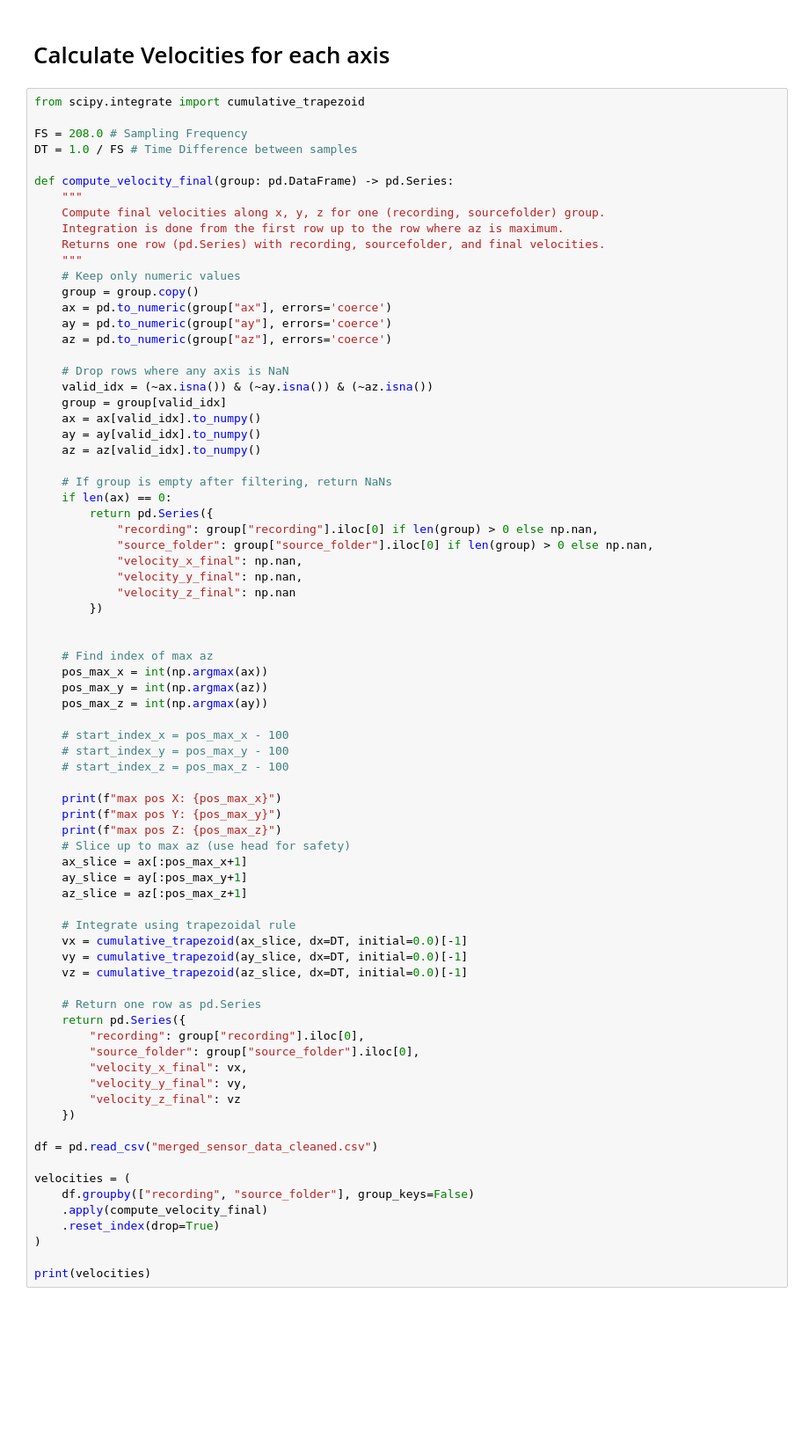
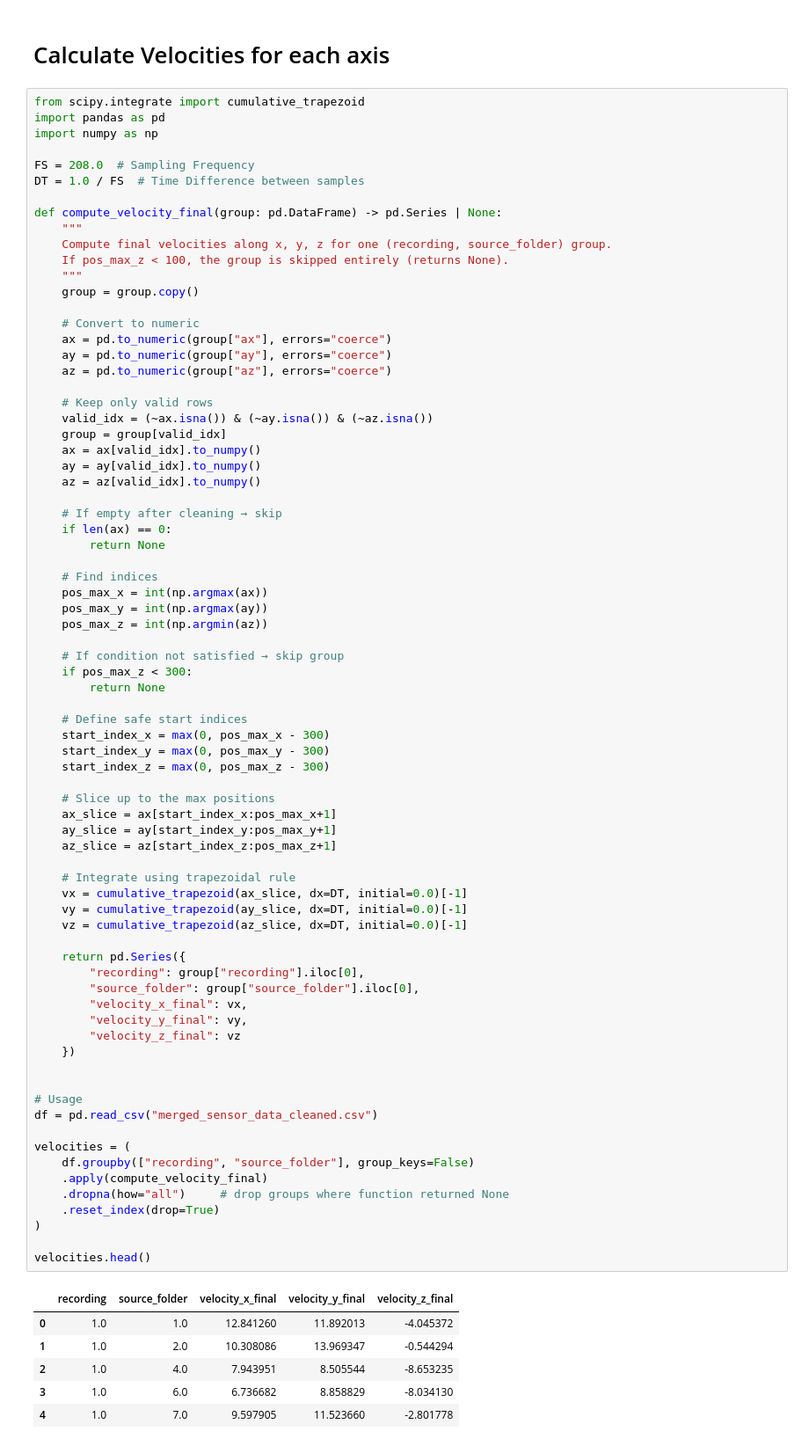
Before and after one commit to talalhabbal/ThesisML, a Jupyter notebook: main.ipynb, the cells around one changed output. Shown at 88% size. Cells and saved outputs as stored; diff of their text form; blank space fills up the shorter version.

```diff
--- a/main.ipynb
+++ b/main.ipynb
@@ -132,77 +160,83 @@ plt.show()
 # Calculate Velocities for each axis
 # %%
 from scipy.integrate import cumulative_trapezoid
+import pandas as pd
+import numpy as np
 
-FS = 208.0 # Sampling Frequency
-DT = 1.0 / FS # Time Difference between samples
+FS = 208.0  # Sampling Frequency
+DT = 1.0 / FS  # Time Difference between samples
 
-def compute_velocity_final(group: pd.DataFrame) -> pd.Series:
+def compute_velocity_final(group: pd.DataFrame) -> pd.Series | None:
     """
-    Compute final velocities along x, y, z for one (recording, sourcefolder) group.
-    Integration is done from the first row up to the row where az is maximum.
-    Returns one row (pd.Series) with recording, sourcefolder, and final velocities.
+    Compute final velocities along x, y, z for one (recording, source_folder) group.
+    If pos_max_z < 100, the group is skipped entirely (returns None).
     """
-    # Keep only numeric values
     group = group.copy()
-    ax = pd.to_numeric(group["ax"], errors='coerce')
-    ay = pd.to_numeric(group["ay"], errors='coerce')
-    az = pd.to_numeric(group["az"], errors='coerce')
 
-    # Drop rows where any axis is NaN
+    # Convert to numeric
+    ax = pd.to_numeric(group["ax"], errors="coerce")
+    ay = pd.to_numeric(group["ay"], errors="coerce")
+    az = pd.to_numeric(group["az"], errors="coerce")
+
+    # Keep only valid rows
     valid_idx = (~ax.isna()) & (~ay.isna()) & (~az.isna())
     group = group[valid_idx]
     ax = ax[valid_idx].to_numpy()
     ay = ay[valid_idx].to_numpy()
     az = az[valid_idx].to_numpy()
 
-    # If group is empty after filtering, return NaNs
+    # If empty after cleaning → skip
     if len(ax) == 0:
-        return pd.Series({
-            "recording": group["recording"].iloc[0] if len(group) > 0 else np.nan,
-            "source_folder": group["source_folder"].iloc[0] if len(group) > 0 else np.nan,
-            "velocity_x_final": np.nan,
-            "velocity_y_final": np.nan,
-            "velocity_z_final": np.nan
-        })
+        return None
 
+    # Find indices
+    pos_max_x = int(np.argmax(ax))
+    pos_max_y = int(np.argmax(ay))
+    pos_max_z = int(np.argmin(az))
 
-    # Find index of max az
-    pos_max_x = int(np.argmax(ax))
-    pos_max_y = int(np.argmax(az))
-    pos_max_z = int(np.argmax(ay))
+    # If condition not satisfied → skip group
+    if pos_max_z < 300:
+        return None
 
-    # start_index_x = pos_max_x - 100
-    # start_index_y = pos_max_y - 100
-    # start_index_z = pos_max_z - 100
+    # Define safe start indices
+    start_index_x = max(0, pos_max_x - 300)
+    start_index_y = max(0, pos_max_y - 300)
+    start_index_z = max(0, pos_max_z - 300)
 
-    print(f"max pos X: {pos_max_x}")
-    print(f"max pos Y: {pos_max_y}")
-    print(f"max pos Z: {pos_max_z}")
-    # Slice up to max az (use head for safety)
-    ax_slice = ax[:pos_max_x+1]
-    ay_slice = ay[:pos_max_y+1]
-    az_slice = az[:pos_max_z+1]
+    # Slice up to the max positions
+    ax_slice = ax[start_index_x:pos_max_x+1]
+    ay_slice = ay[start_index_y:pos_max_y+1]
+    az_slice = az[start_index_z:pos_max_z+1]
 
     # Integrate using trapezoidal rule
     vx = cumulative_trapezoid(ax_slice, dx=DT, initial=0.0)[-1]
     vy = cumulative_trapezoid(ay_slice, dx=DT, initial=0.0)[-1]
     vz = cumulative_trapezoid(az_slice, dx=DT, initial=0.0)[-1]
 
-    # Return one row as pd.Series
     return pd.Series({
         "recording": group["recording"].iloc[0],
         "source_folder": group["source_folder"].iloc[0],
         "velocity_x_final": vx,
         "velocity_y_final": vy,
         "velocity_z_final": vz
     })
 
+
+# Usage
 df = pd.read_csv("merged_sensor_data_cleaned.csv")
 
 velocities = (
     df.groupby(["recording", "source_folder"], group_keys=False)
     .apply(compute_velocity_final)
+    .dropna(how="all")     # drop groups where function returned None
     .reset_index(drop=True)
 )
 
-print(velocities)
+velocities.head()
+# %% [output]
+|  | recording | source_folder | velocity_x_final | velocity_y_final | velocity_z_final |
+| 0 | 1.0 | 1.0 | 12.841260 | 11.892013 | -4.045372 |
+| 1 | 1.0 | 2.0 | 10.308086 | 13.969347 | -0.544294 |
+| 2 | 1.0 | 4.0 | 7.943951 | 8.505544 | -8.653235 |
+| 3 | 1.0 | 6.0 | 6.736682 | 8.858829 | -8.034130 |
+| 4 | 1.0 | 7.0 | 9.597905 | 11.523660 | -2.801778 |
```
Also changed, not shown: parts of 24 cells of this notebook, 3 other files.
